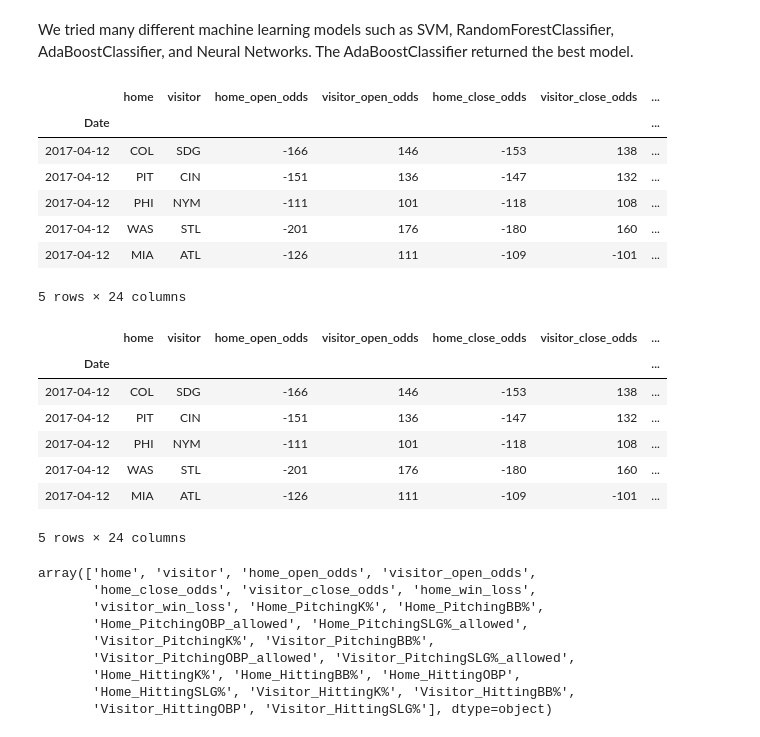
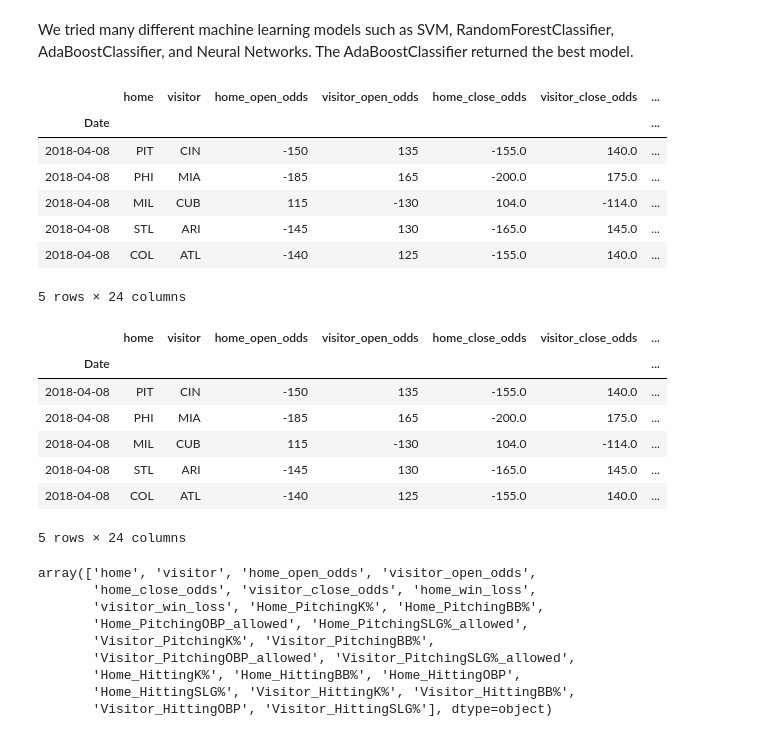
Before and after one commit to JTMachen/Baseball_Game_Predictor, a Jupyter notebook: Final_project_notebook.ipynb, the cells around one changed output. Saved outputs shown, nothing was run; the diff lists cells and outputs as text; code cells hidden in the pictures.

```diff
--- a/Final_project_notebook.ipynb
+++ b/Final_project_notebook.ipynb
@@ -144,18 +144,18 @@ from sklearn.preprocessing import StandardScaler
 from sklearn.ensemble import RandomForestClassifier
 from sklearn.metrics import confusion_matrix, accuracy_score, classification_report
 # %%
-baseball_data_2017 = pd.read_csv('./Training_Data/2017_10_day.csv',index_col = 'Date', infer_datetime_format = True, parse_dates = True)
+baseball_data_2018 = pd.read_csv('./Training_Data/2018_10_day.csv',index_col = 'Date', infer_datetime_format = True, parse_dates = True)
 # %%
 no_lines = baseball_data_2019[baseball_data_2019['home_open_odds'] == 'NL']
 no_lines.head()
 # %%
-baseball_data_2017.head()
+baseball_data_2018.head()
 # %% [output]
 |  | home | visitor | home_open_odds | visitor_open_odds | home_close_odds | visitor_close_odds | ... |
 | Date |  |  |  |  |  |  | ... |
-| 2017-04-12 | COL | SDG | -166 | 146 | -153 | 138 | ... |
-| 2017-04-12 | PIT | CIN | -151 | 136 | -147 | 132 | ... |
-| 2017-04-12 | PHI | NYM | -111 | 101 | -118 | 108 | ... |
-| 2017-04-12 | WAS | STL | -201 | 176 | -180 | 160 | ... |
-| 2017-04-12 | MIA | ATL | -126 | 111 | -109 | -101 | ... |
+| 2018-04-08 | PIT | CIN | -150 | 135 | -155.0 | 140.0 | ... |
+| 2018-04-08 | PHI | MIA | -185 | 165 | -200.0 | 175.0 | ... |
+| 2018-04-08 | MIL | CUB | 115 | -130 | 104.0 | -114.0 | ... |
+| 2018-04-08 | STL | ARI | -145 | 130 | -165.0 | 145.0 | ... |
+| 2018-04-08 | COL | ATL | -140 | 125 | -155.0 | 140.0 | ... |
 5 rows × 24 columns
@@ -164,12 +164,12 @@ baseball_data_2017 = baseball_data_2017[baseball_data_2017['home_open_odds'] !=
 # %%
-baseball_data_2017.head()
+baseball_data_2018.head()
 # %% [output]
 |  | home | visitor | home_open_odds | visitor_open_odds | home_close_odds | visitor_close_odds | ... |
 | Date |  |  |  |  |  |  | ... |
-| 2017-04-12 | COL | SDG | -166 | 146 | -153 | 138 | ... |
-| 2017-04-12 | PIT | CIN | -151 | 136 | -147 | 132 | ... |
-| 2017-04-12 | PHI | NYM | -111 | 101 | -118 | 108 | ... |
-| 2017-04-12 | WAS | STL | -201 | 176 | -180 | 160 | ... |
-| 2017-04-12 | MIA | ATL | -126 | 111 | -109 | -101 | ... |
+| 2018-04-08 | PIT | CIN | -150 | 135 | -155.0 | 140.0 | ... |
+| 2018-04-08 | PHI | MIA | -185 | 165 | -200.0 | 175.0 | ... |
+| 2018-04-08 | MIL | CUB | 115 | -130 | 104.0 | -114.0 | ... |
+| 2018-04-08 | STL | ARI | -145 | 130 | -165.0 | 145.0 | ... |
+| 2018-04-08 | COL | ATL | -140 | 125 | -155.0 | 140.0 | ... |
 5 rows × 24 columns
 # %%
```
Also changed, not shown: parts of 12 cells of this notebook, 1 other file.
